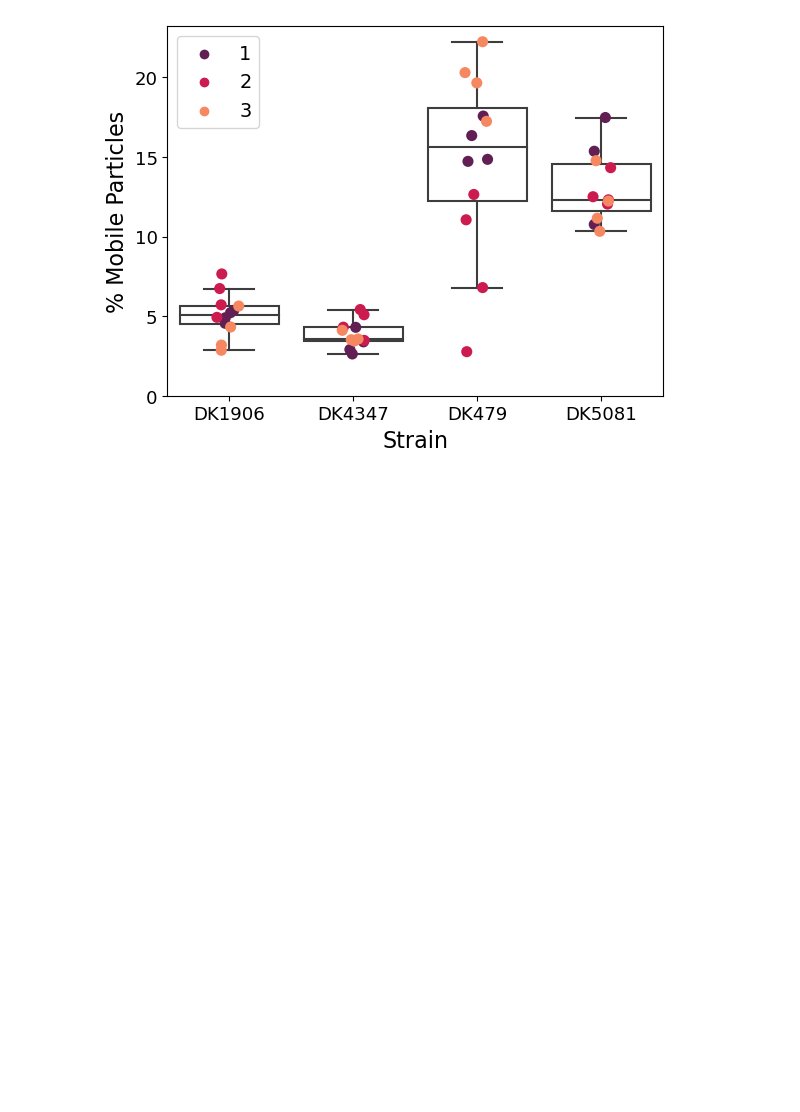
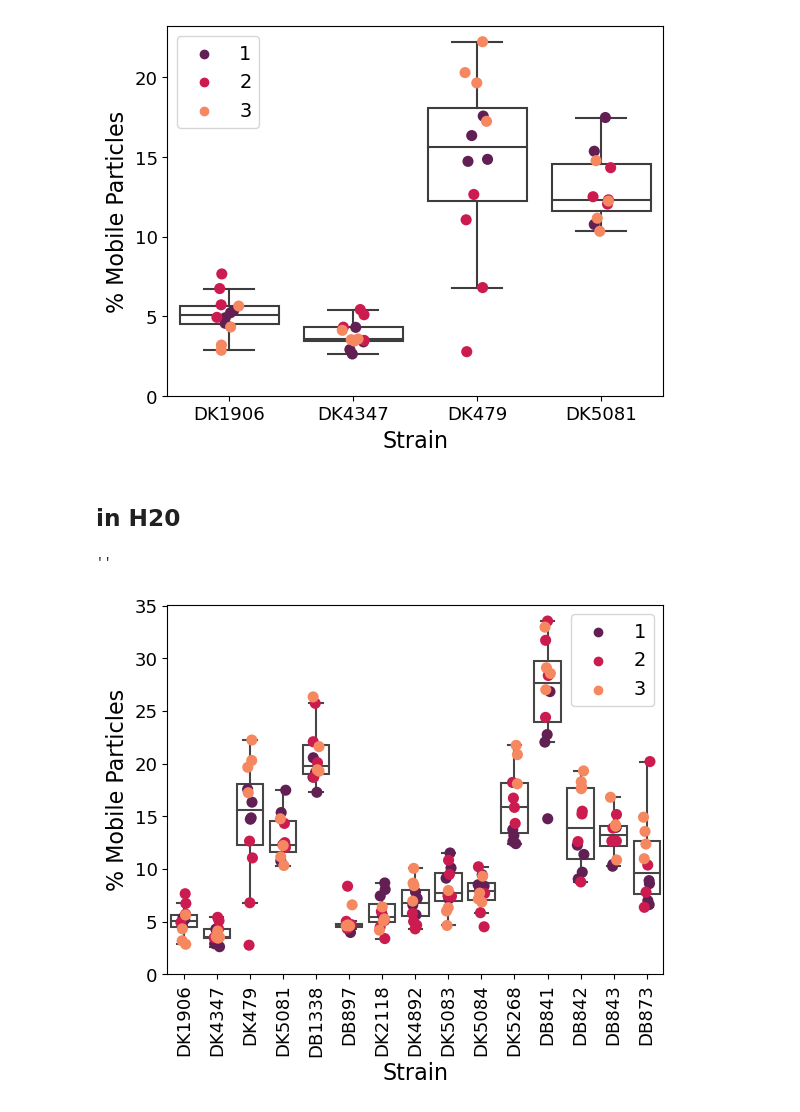
Before and after one commit to BiteenMatlab/basal_body_tracking, a Jupyter notebook: 6_plot_mutant_mobility.ipynb, the cells around one changed output. Drawn from its saved outputs; the diff is of its cells as text; code cells hidden in the pictures; blank space fills up the shorter version.

```diff
--- a/6_plot_mutant_mobility.ipynb
+++ b/6_plot_mutant_mobility.ipynb
@@ -565,3 +569,5 @@ plt.xticks(fontsize=13)
 plt.yticks(fontsize=13);
 # %% [output]
 [figure]
+# %% [markdown]
+## in H20
@@ -567,0 +608,34 @@ plt.yticks(fontsize=13);
+# %%
+boxprops = {'facecolor': 4*[0]}
+pal = sns.color_palette('rocket', n_colors=3)
+
+fig, ax = plt.subplots(1,1)
+
+sns.boxplot(
+    data=data_all,
+    x='strain',
+    y='% mobile_particles',
+    boxprops=boxprops,
+    showfliers=False,
+    )
+
+sns.stripplot(
+    data=data_all,
+    x='strain',
+    y='% mobile_particles',
+    hue='Rep',
+    palette=pal,
+    size=8,
+    )
+
+ax.set_ybound(lower=0)
+
+plt.legend(fontsize=14)
+plt.ylabel('% Mobile Particles', fontsize=16)
+plt.xlabel('Strain', fontsize=16)
+plt.xticks(fontsize=13, rotation='vertical')
+plt.yticks(fontsize=13)
+;
+# %% [output]
+''
+[figure, added]
```
Also changed, not shown: parts of 4 cells of this notebook, 5 other files.
